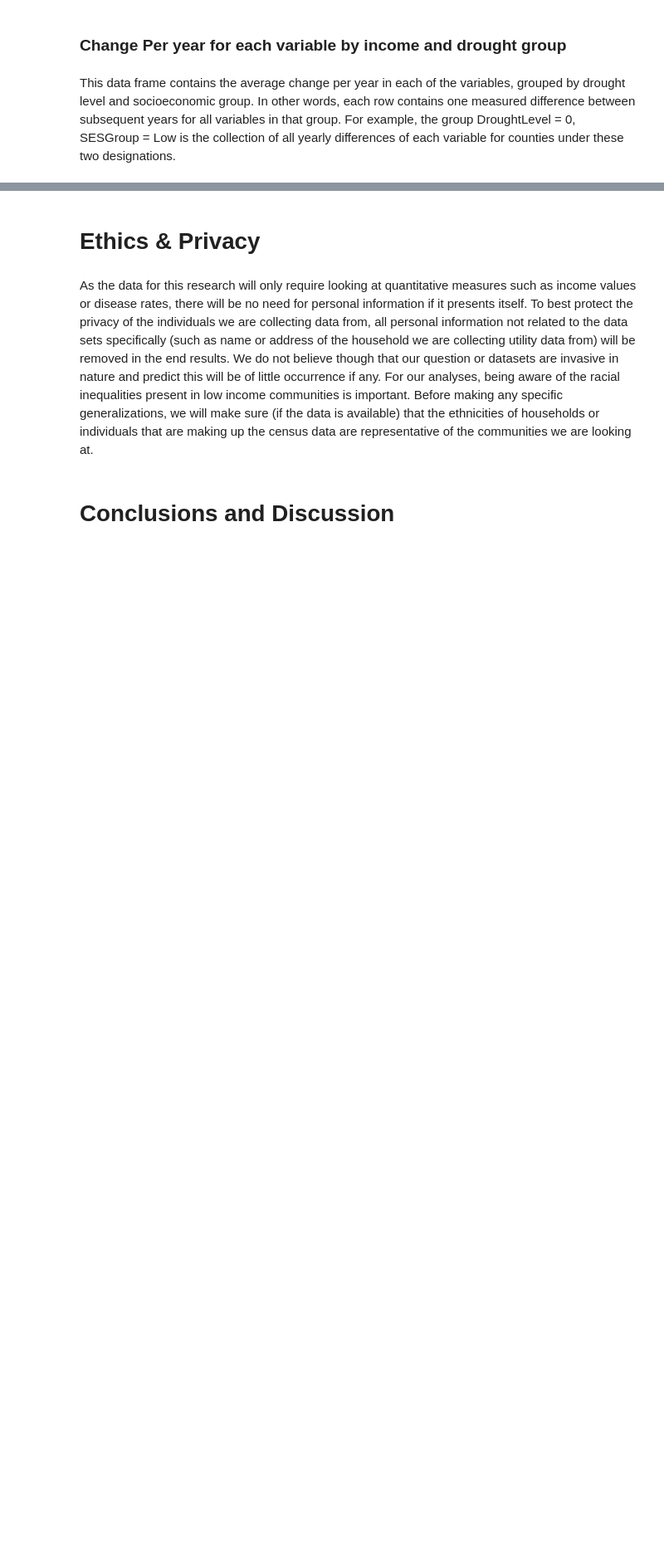
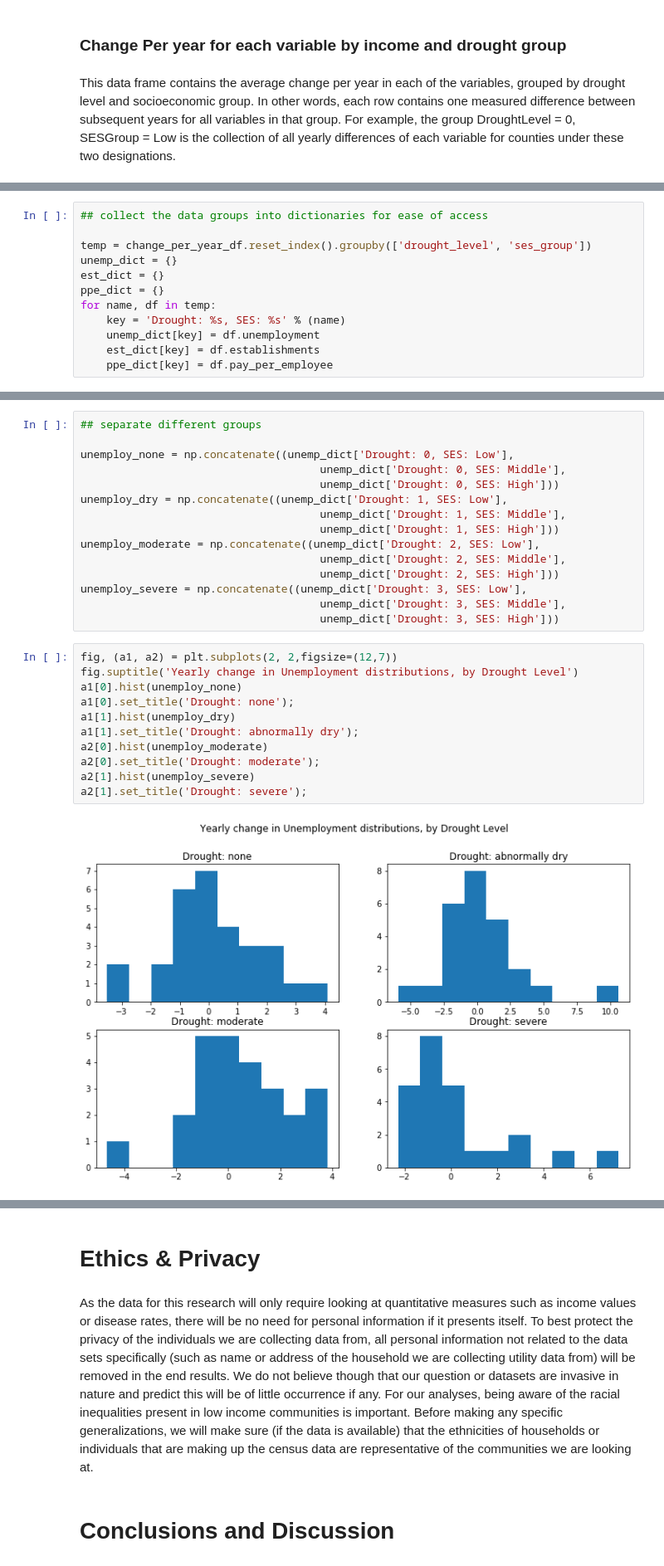
Before and after one commit to jacobmoul/COGS108_Repo, a Jupyter notebook: Final Project/FinalProject.ipynb, the cells around one changed output, grey strips where cells are left out. Shown at 83% size. Drawn from its saved outputs; the diff is of its cells as text; blank space fills up the shorter version.

```diff
--- a/Final Project/FinalProject.ipynb
+++ b/Final Project/FinalProject.ipynb
@@ -422,0 +421,12 @@ change_per_year_df.head(29)
+# %%
+## collect the data groups into dictionaries for ease of access
+
+temp = change_per_year_df.reset_index().groupby(['drought_level', 'ses_group'])
+unemp_dict = {}
+est_dict = {}
+ppe_dict = {}
+for name, df in temp:
+    key = 'Drought: %s, SES: %s' % (name)
+    unemp_dict[key] = df.unemployment
+    est_dict[key] = df.establishments
+    ppe_dict[key] = df.pay_per_employee
@@ -422,0 +437,28 @@ change_per_year_df.head(29)
+# %%
+## separate different groups
+
+unemploy_none = np.concatenate((unemp_dict['Drought: 0, SES: Low'],
+                                     unemp_dict['Drought: 0, SES: Middle'],
+                                     unemp_dict['Drought: 0, SES: High']))
+unemploy_dry = np.concatenate((unemp_dict['Drought: 1, SES: Low'],
+                                     unemp_dict['Drought: 1, SES: Middle'],
+                                     unemp_dict['Drought: 1, SES: High']))
+unemploy_moderate = np.concatenate((unemp_dict['Drought: 2, SES: Low'],
+                                     unemp_dict['Drought: 2, SES: Middle'],
+                                     unemp_dict['Drought: 2, SES: High']))
+unemploy_severe = np.concatenate((unemp_dict['Drought: 3, SES: Low'],
+                                     unemp_dict['Drought: 3, SES: Middle'],
+                                     unemp_dict['Drought: 3, SES: High']))
+# %%
+fig, (a1, a2) = plt.subplots(2, 2,figsize=(12,7))
+fig.suptitle('Yearly change in Unemployment distributions, by Drought Level')
+a1[0].hist(unemploy_none)
+a1[0].set_title('Drought: none');
+a1[1].hist(unemploy_dry)
+a1[1].set_title('Drought: abnormally dry');
+a2[0].hist(unemploy_moderate)
+a2[0].set_title('Drought: moderate');
+a2[1].hist(unemploy_severe)
+a2[1].set_title('Drought: severe');
+# %% [output]
+[figure, added]
```
Also changed, not shown: parts of 38 cells of this notebook.
